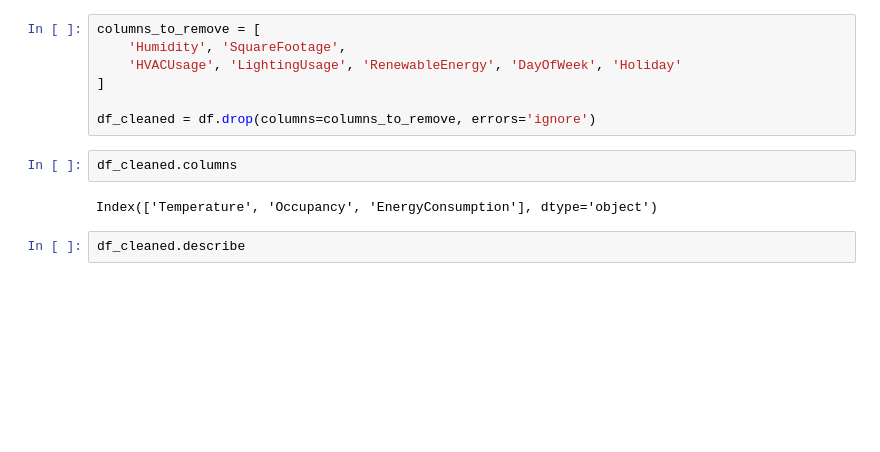
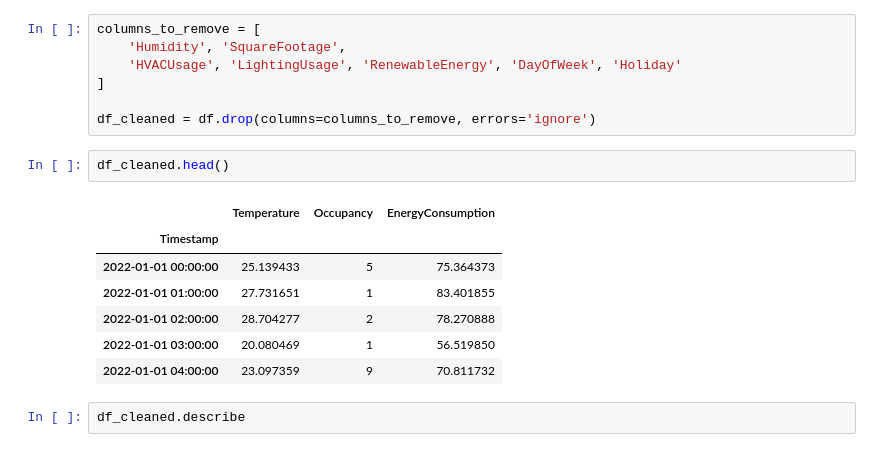
Before and after one commit to vijaivimu/TimeSeriesAnalysis, a Jupyter notebook: src/XGBoostMul.ipynb, the cells around one changed output. Drawn from its saved outputs; the diff is of its cells as text; blank space fills up the shorter version.

```diff
--- a/src/XGBoostMul.ipynb
+++ b/src/XGBoostMul.ipynb
@@ -18,9 +18,15 @@ columns_to_remove = [
 
 df_cleaned = df.drop(columns=columns_to_remove, errors='ignore')
 # %%
-df_cleaned.columns
+df_cleaned.head()
 # %% [output]
-Index(['Temperature', 'Occupancy', 'EnergyConsumption'], dtype='object')
+|  | Temperature | Occupancy | EnergyConsumption |
+| Timestamp |  |  |  |
+| 2022-01-01 00:00:00 | 25.139433 | 5 | 75.364373 |
+| 2022-01-01 01:00:00 | 27.731651 | 1 | 83.401855 |
+| 2022-01-01 02:00:00 | 28.704277 | 2 | 78.270888 |
+| 2022-01-01 03:00:00 | 20.080469 | 1 | 56.519850 |
+| 2022-01-01 04:00:00 | 23.097359 | 9 | 70.811732 |
 # %%
 df_cleaned.describe
 # %% [output]
```
Also changed, not shown: parts of 2 cells of this notebook, 2 other files.
